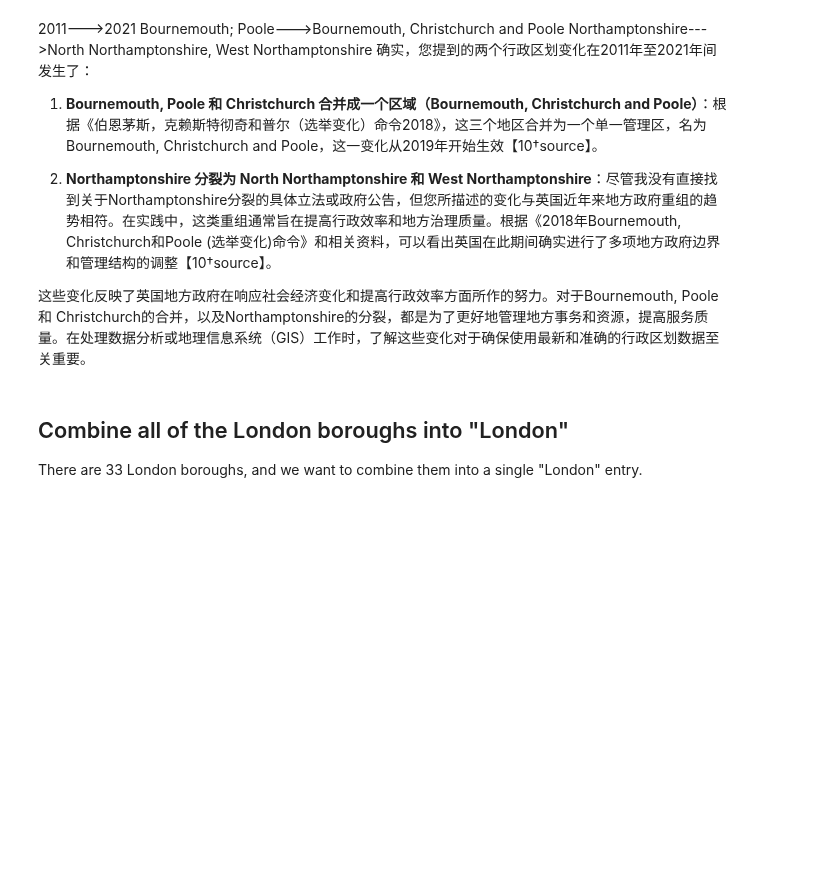
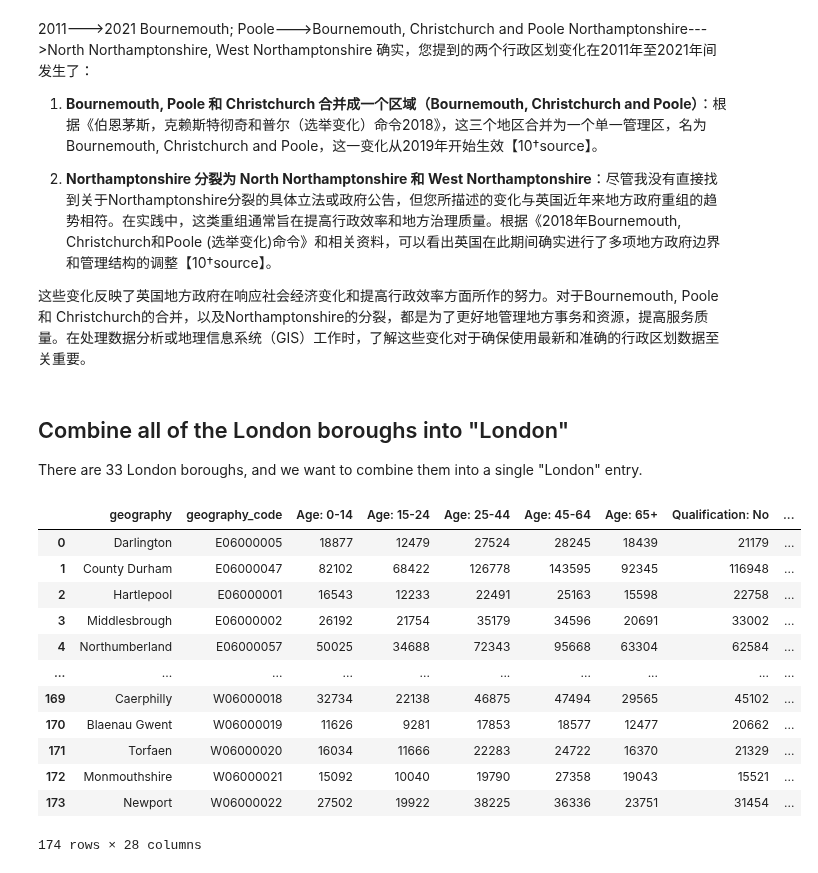
Before and after one commit to Slliki/MScProject, a Jupyter notebook: VisualAnalytics/Coursework/Dataset_preparation.ipynb, the cells around one changed output. Cells and saved outputs as stored; diff of their text form; code cells hidden in the pictures; blank space fills up the shorter version.

```diff
--- a/VisualAnalytics/Coursework/Dataset_preparation.ipynb
+++ b/VisualAnalytics/Coursework/Dataset_preparation.ipynb
@@ -158,5 +159,21 @@ There are 33 London boroughs, and we want to combine them into a single "London"
 df2011=pd.read_csv('./final_data/2011_projection_cluster_nohealth.csv')
 df2021=pd.read_csv('./final_data/2021_projection_cluster_nohealth.csv')
+# %%
+df2011
+# %% [output]
+|  | geography | geography_code | Age: 0-14 | Age: 15-24 | Age: 25-44 | Age: 45-64 | Age: 65+ | Qualification: No | ... |
+| 0 | Darlington | E06000005 | 18877 | 12479 | 27524 | 28245 | 18439 | 21179 | ... |
+| 1 | County Durham | E06000047 | 82102 | 68422 | 126778 | 143595 | 92345 | 116948 | ... |
+| 2 | Hartlepool | E06000001 | 16543 | 12233 | 22491 | 25163 | 15598 | 22758 | ... |
+| 3 | Middlesbrough | E06000002 | 26192 | 21754 | 35179 | 34596 | 20691 | 33002 | ... |
+| 4 | Northumberland | E06000057 | 50025 | 34688 | 72343 | 95668 | 63304 | 62584 | ... |
+| ... | ... | ... | ... | ... | ... | ... | ... | ... | ... |
+| 169 | Caerphilly | W06000018 | 32734 | 22138 | 46875 | 47494 | 29565 | 45102 | ... |
+| 170 | Blaenau Gwent | W06000019 | 11626 | 9281 | 17853 | 18577 | 12477 | 20662 | ... |
+| 171 | Torfaen | W06000020 | 16034 | 11666 | 22283 | 24722 | 16370 | 21329 | ... |
+| 172 | Monmouthshire | W06000021 | 15092 | 10040 | 19790 | 27358 | 19043 | 15521 | ... |
+| 173 | Newport | W06000022 | 27502 | 19922 | 38225 | 36336 | 23751 | 31454 | ... |
+174 rows × 28 columns
 # %%
 # Define London boroughs
 london_boroughs = [
```
Also changed, not shown: parts of 8 cells of this notebook, 4 other files.
